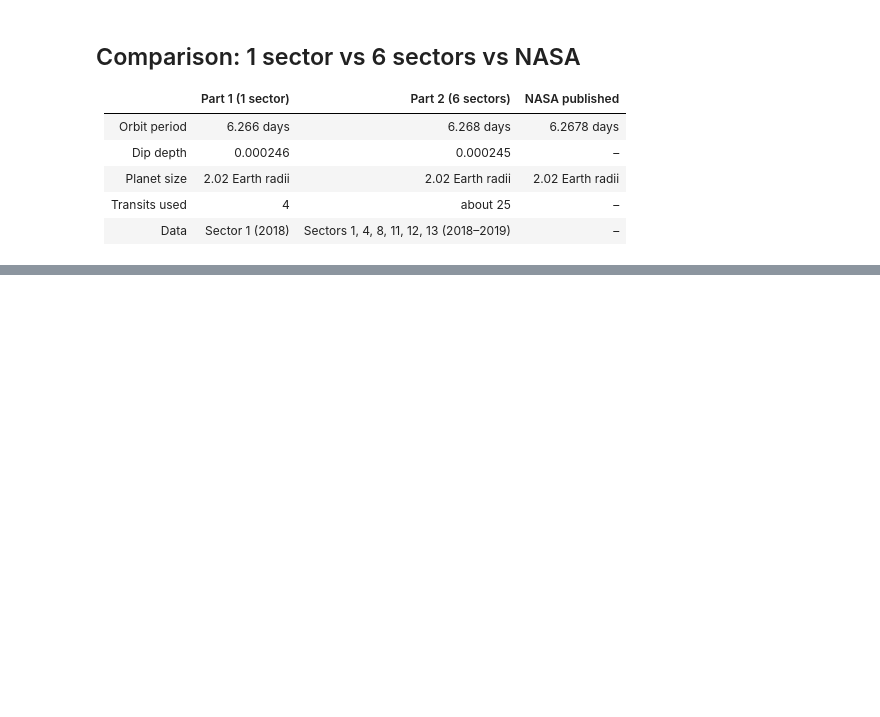
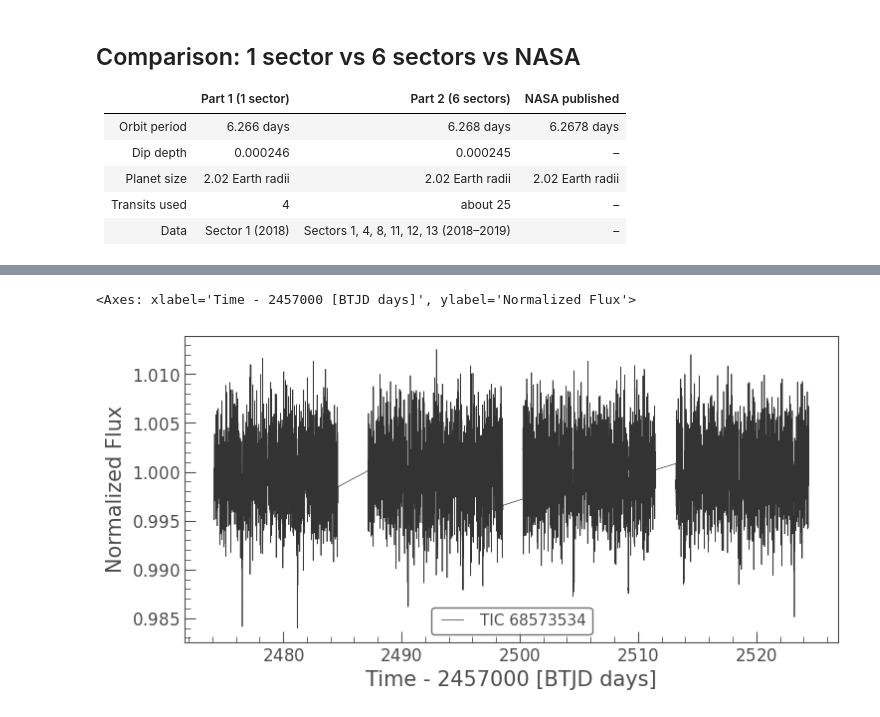
Before and after one commit to hariaksh-101/tess-exoplanet-hunt, a Jupyter notebook: 01_recovering_pi_mensae_c_with_TESS.ipynb, the cells around one changed output, grey strips where cells are left out. Cells and saved outputs as stored; diff of their text form; code cells hidden in the pictures; blank space fills up the shorter version.

```diff
--- a/01_recovering_pi_mensae_c_with_TESS.ipynb
+++ b/01_recovering_pi_mensae_c_with_TESS.ipynb
@@ -189,0 +300,4 @@ My calculation of √0.000245 × 1.18 × 109.1 yields a final value of 2.02 Eart
+# %%
+search_c = lk.search_lightcurve(f"TIC {tic}", mission="TESS",
+                                author="SPOC", exptime=120)
+print(search_c)
@@ -189,0 +312,7 @@ My calculation of √0.000245 × 1.18 × 109.1 yields a final value of 2.02 Eart
+# %%
+lcs_c = search_c[0:6].download_all()
+stitched_c = lcs_c.stitch().remove_nans()
+stitched_c.plot()
+# %% [output]
+<Axes: xlabel='Time - 2457000 [BTJD days]', ylabel='Normalized Flux'>
+[figure, added]
```
Also changed, not shown: parts of 57 cells of this notebook.
